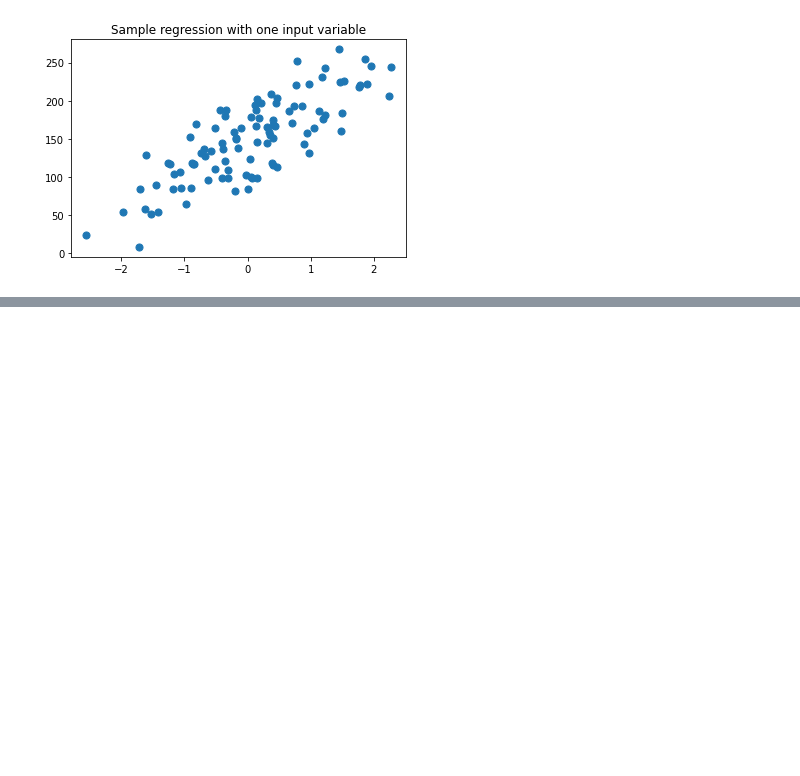
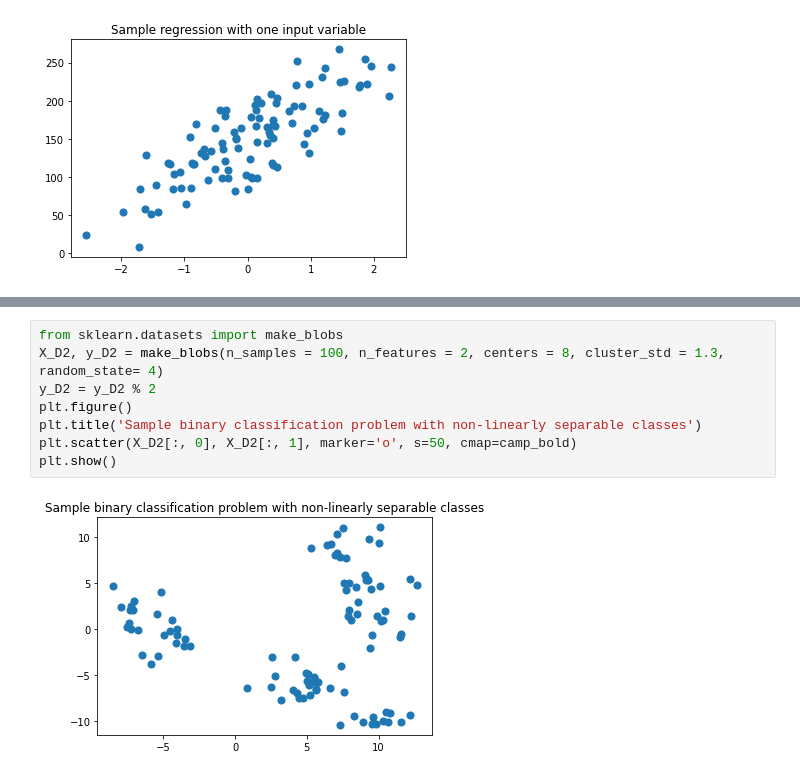
Before and after one commit to syedmeesamali/CourseraPlus, a Jupyter notebook: 4_Applied ML with Python/Course/checks.ipynb, the cells around one changed output, grey strips where cells are left out. Saved outputs shown, nothing was run; the diff lists cells and outputs as text; blank space fills up the shorter version.

```diff
--- a/4_Applied ML with Python/Course/checks.ipynb
+++ b/4_Applied ML with Python/Course/checks.ipynb
@@ -25,0 +45,10 @@ plt.show()
+# %%
+from sklearn.datasets import make_blobs
+X_D2, y_D2 = make_blobs(n_samples = 100, n_features = 2, centers = 8, cluster_std = 1.3, random_state= 4)
+y_D2 = y_D2 % 2
+plt.figure()
+plt.title('Sample binary classification problem with non-linearly separable classes')
+plt.scatter(X_D2[:, 0], X_D2[:, 1], marker='o', s=50, cmap=camp_bold)
+plt.show()
+# %% [output]
+[figure, added]
```
Also changed, not shown: parts of 2 cells of this notebook.
